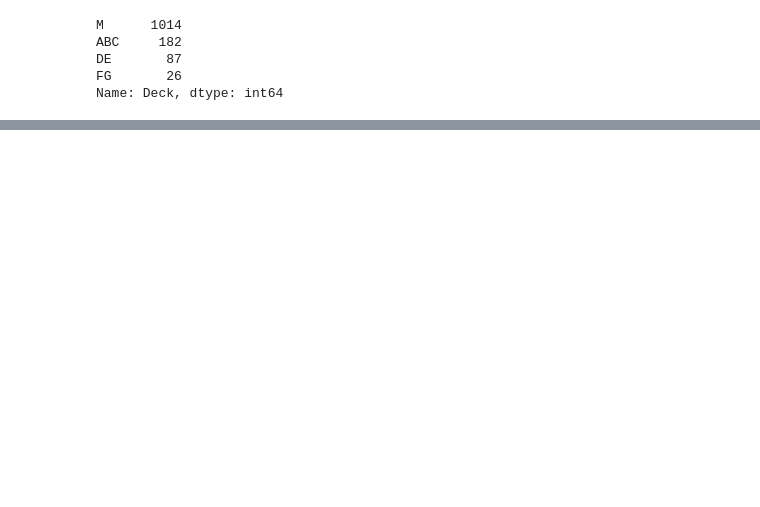
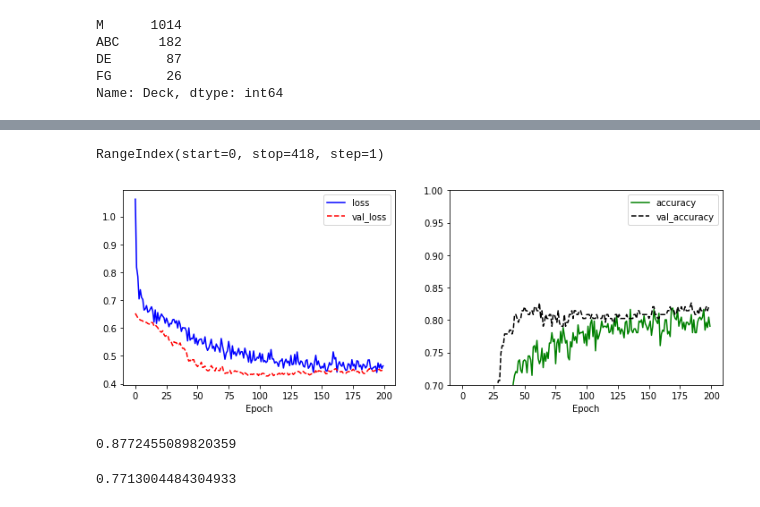
Before and after one commit to LEE-SANG-HYUK/Titanic, a Jupyter notebook: titanic_4.ipynb, the cells around one changed output, grey strips where cells are left out. Saved outputs shown, nothing was run; the diff lists cells and outputs as text; code cells hidden in the pictures; blank space fills up the shorter version.

```diff
--- a/titanic_4.ipynb
+++ b/titanic_4.ipynb
@@ -138,0 +264,3 @@ titanic.loc[(titanic['Pclass']==3) & (titanic['Deck']=='M'), 'Deck'] = 'FG'
+# %%
+x = train.drop(['Survived'], axis=1)
+y = train['Survived']
@@ -138,0 +298,2 @@ titanic.loc[(titanic['Pclass']==3) & (titanic['Deck']=='M'), 'Deck'] = 'FG'
+# %%
+x_train, x_test, y_train, y_test = train_test_split(x, y, test_size=0.25, random_state=1)
@@ -138,0 +306,15 @@ titanic.loc[(titanic['Pclass']==3) & (titanic['Deck']=='M'), 'Deck'] = 'FG'
+# %%
+model = tf.keras.Sequential()
+
+model.add(Dense(16, activation='relu', input_shape=(8, )))
+model.add(Dropout(0.5))
+model.add(Dense(32, activation='relu'))
+model.add(Dropout(0.5))
+model.add(Dense(16, activation='relu'))
+model.add(Dropout(0.5))
+#model.add(Dense(32, activation='relu'))
+#model.add(Dense(16, activation='relu'))
+model.add(Dense(2, activation='softmax'))
+model.compile(optimizer='Adam', loss='sparse_categorical_crossentropy', metrics=['accuracy'])
+# %%
+history = model.fit(x_train, y_train, shuffle=True, epochs=200, batch_size=16, validation_split=0.25)
@@ -138,0 +374,4 @@ titanic.loc[(titanic['Pclass']==3) & (titanic['Deck']=='M'), 'Deck'] = 'FG'
+# %%
+sub.index
+# %% [output]
+RangeIndex(start=0, stop=418, step=1)
@@ -138,0 +380,20 @@ titanic.loc[(titanic['Pclass']==3) & (titanic['Deck']=='M'), 'Deck'] = 'FG'
+# %%
+import matplotlib.pyplot as plt
+plt.figure(figsize=(12, 4))
+
+plt.subplot(1, 2, 1)
+plt.plot(history.history['loss'], 'b-', label='loss')
+plt.plot(history.history['val_loss'], 'r--', label='val_loss')
+plt.xlabel('Epoch')
+plt.legend()
+
+plt.subplot(1, 2, 2)
+plt.plot(history.history['accuracy'], 'g-', label='accuracy')
+plt.plot(history.history['val_accuracy'], 'k--', label='val_accuracy')
+plt.xlabel('Epoch')
+plt.ylim(0.7, 1)
+plt.legend()
+
+plt.show()
+# %% [output]
+[figure, added]
@@ -138,0 +416,8 @@ titanic.loc[(titanic['Pclass']==3) & (titanic['Deck']=='M'), 'Deck'] = 'FG'
+# %%
+gbm.score(x_train,y_train)
+# %% [output]
+0.8772455089820359
+# %%
+gbm.score(x_test,y_test)
+# %% [output]
+0.7713004484304933
```
Also changed, not shown: parts of 47 cells of this notebook.
